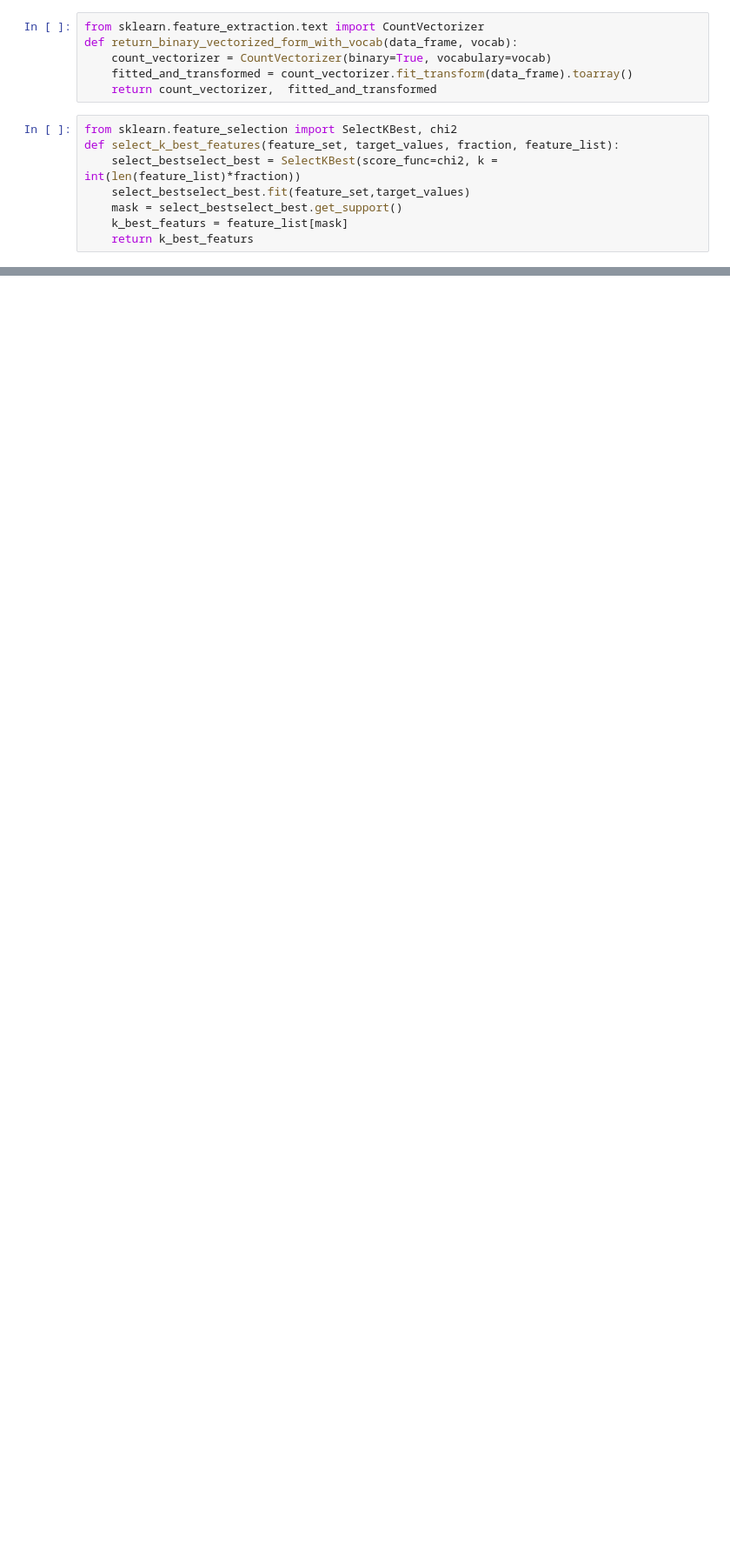
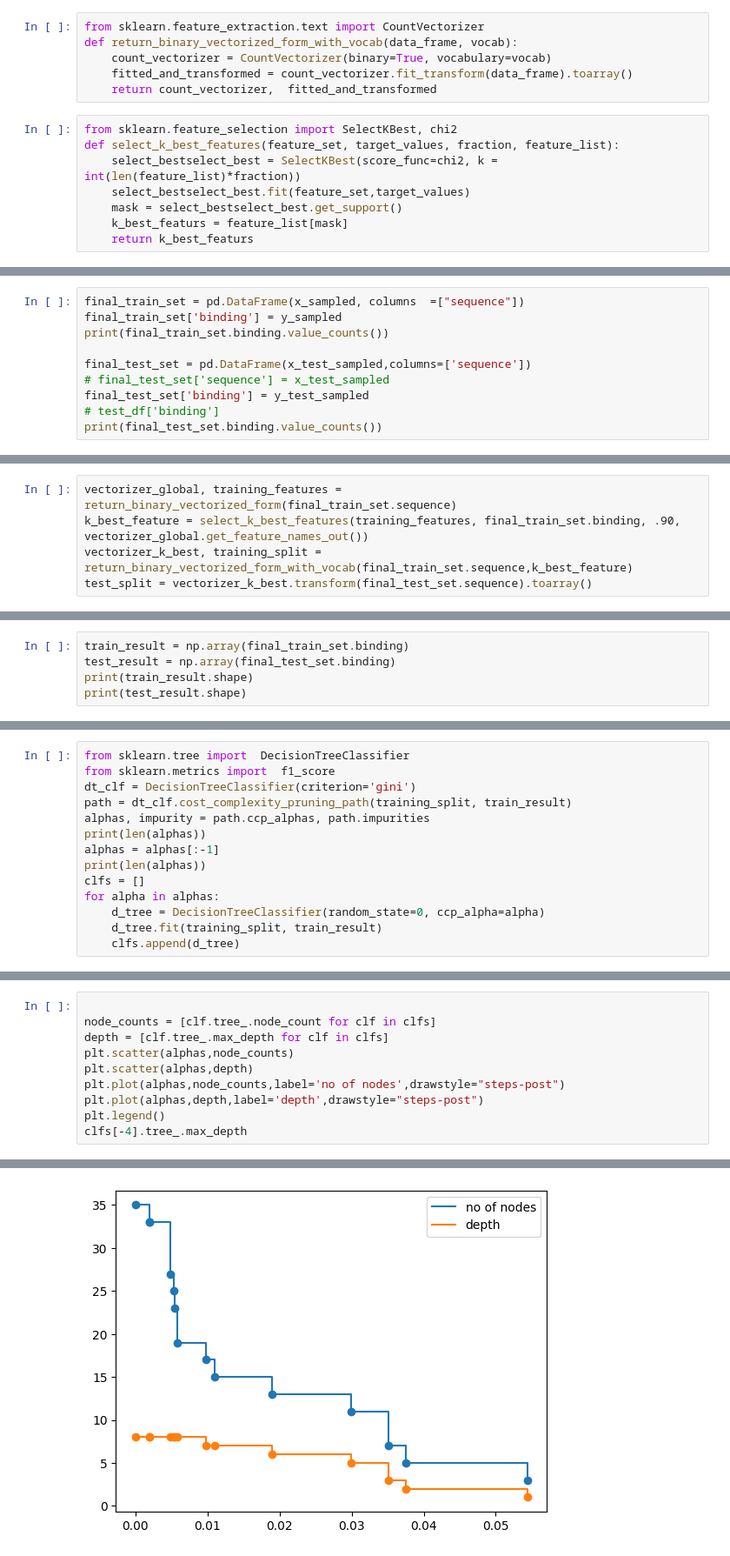
Before and after one commit to bhaba-ranjan/drug-discovery-ANN, a Jupyter notebook: decision-trees.ipynb, the cells around one changed output, grey strips where cells are left out. Shown: that part at 87% size. Drawn from its saved outputs; the diff is of its cells as text; blank space fills up the shorter version.

Commit message:
fix: decision trees

```diff
--- a/decision-trees.ipynb
+++ b/decision-trees.ipynb
@@ -175,0 +76,10 @@ outfile.close()
+# %%
+final_train_set = pd.DataFrame(x_sampled, columns  =["sequence"])
+final_train_set['binding'] = y_sampled
+print(final_train_set.binding.value_counts())
+
+final_test_set = pd.DataFrame(x_test_sampled,columns=['sequence'])
+# final_test_set['sequence'] = x_test_sampled
+final_test_set['binding'] = y_test_sampled
+# test_df['binding']
+print(final_test_set.binding.value_counts())
@@ -175,0 +93,5 @@ outfile.close()
+# %%
+vectorizer_global, training_features = return_binary_vectorized_form(final_train_set.sequence)
+k_best_feature = select_k_best_features(training_features, final_train_set.binding, .90, vectorizer_global.get_feature_names_out())
+vectorizer_k_best, training_split = return_binary_vectorized_form_with_vocab(final_train_set.sequence,k_best_feature)
+test_split = vectorizer_k_best.transform(final_test_set.sequence).toarray()
@@ -175,0 +104,5 @@ outfile.close()
+# %%
+train_result = np.array(final_train_set.binding)
+test_result = np.array(final_test_set.binding)
+print(train_result.shape)
+print(test_result.shape)
@@ -175,0 +122,14 @@ outfile.close()
+# %%
+from sklearn.tree import  DecisionTreeClassifier
+from sklearn.metrics import  f1_score
+dt_clf = DecisionTreeClassifier(criterion='gini')
+path = dt_clf.cost_complexity_pruning_path(training_split, train_result)
+alphas, impurity = path.ccp_alphas, path.impurities
+print(len(alphas))
+alphas = alphas[:-1]
+print(len(alphas))
+clfs = []
+for alpha in alphas:
+    d_tree = DecisionTreeClassifier(random_state=0, ccp_alpha=alpha)
+    d_tree.fit(training_split, train_result)
+    clfs.append(d_tree)
@@ -175,0 +139,11 @@ outfile.close()
+# %%
+
+node_counts = [clf.tree_.node_count for clf in clfs]
+depth = [clf.tree_.max_depth for clf in clfs]
+plt.scatter(alphas,node_counts)
+plt.scatter(alphas,depth)
+plt.plot(alphas,node_counts,label='no of nodes',drawstyle="steps-post")
+plt.plot(alphas,depth,label='depth',drawstyle="steps-post")
+plt.legend()
+clfs[-4].tree_.max_depth
+# %% [output]
@@ -175,0 +151 @@ outfile.close()
+[figure, added]
```
Also changed, not shown: parts of 50 cells of this notebook.
